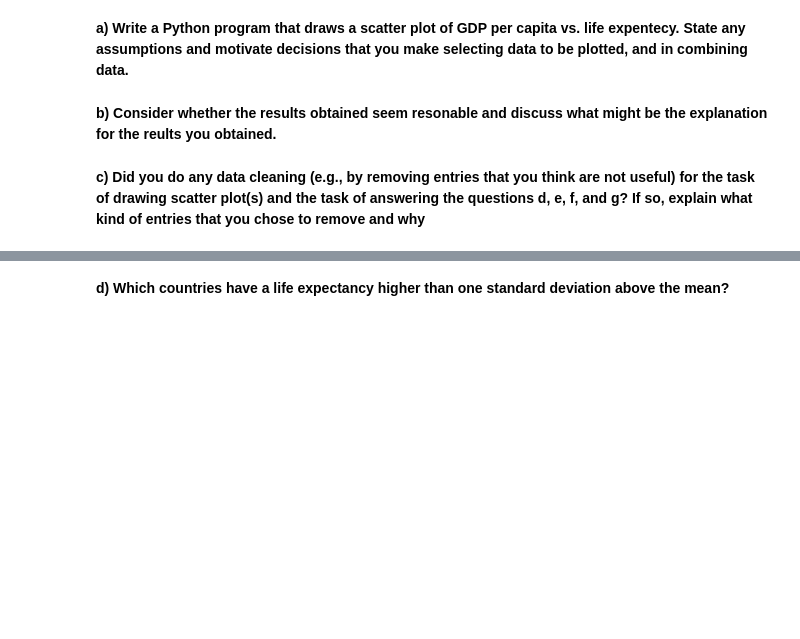
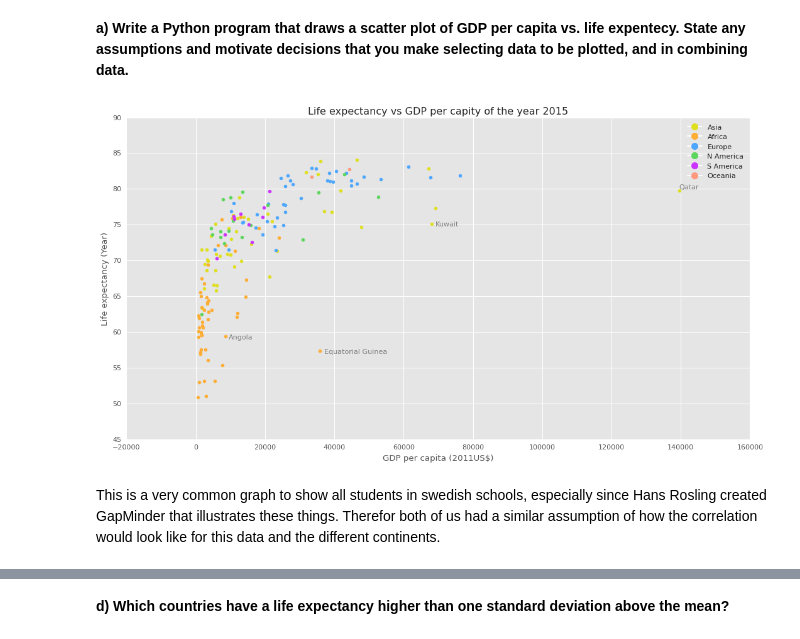
Before and after one commit to captainbalbin/dat405, a Jupyter notebook: assignments/assignment-1/notebook.ipynb, the cells around one changed output, grey strips where cells are left out. Saved outputs shown, nothing was run; the diff lists cells and outputs as text; code cells hidden in the pictures; blank space fills up the shorter version.

```diff
--- a/assignments/assignment-1/notebook.ipynb
+++ b/assignments/assignment-1/notebook.ipynb
@@ -7,8 +11,73 @@ ___
 # %% [markdown]
 **a) Write a Python program that draws a scatter plot of GDP per capita vs. life expentecy.
 State any assumptions and motivate decisions that you make selecting data to be plotted, and in combining data.**
-# %% [markdown]
-**b) Consider whether the results obtained seem resonable and discuss what might be the explanation for the reults you obtained.**
-# %% [markdown]
-**c) Did you do any data cleaning (e.g., by removing entries that you think are not useful) for the task of drawing scatter plot(s) and the task of answering the questions d, e, f, and g?
- If so, explain what kind of entries that you chose to remove and why**
+# %%
+import pandas as pd
+import matplotlib.pyplot as plt
+import matplotlib.patches as mpatches
+from matplotlib.lines import Line2D
+import numpy as np
+
+yellow1='#dfdf20'
+orange1='#ffad33'
+blue1  ='#4da6ff'
+green1 ='#5cd65c'
+purple1='#cc33ff'
+red1   ='#ff9980'
+plt.figure(figsize=(16, 8))
+
+df = pd.read_csv("life-expectancy-vs-gdp-per-capita.csv")
+
+
+# only look at countries, remove continents data
+#dftest = df[df['Code'].notna()] # one way to do it
+df0 = df[pd.notnull(df['Code'])] # official panda way to do it
+
+# select less data - only from 2015
+df1 = df0.loc[df0['Year'].isin(['2015'])]
+
+# split df
+dfC1 = df1.loc[df1['Continent'].isin(['Asia'])]
+dfC2 = df1.loc[df1['Continent'].isin(['Africa'])]
+dfC3 = df1.loc[df1['Continent'].isin(['Europe'])]
+dfC4 = df1.loc[df1['Continent'].isin(['North America'])]
+dfC5 = df1.loc[df1['Continent'].isin(['South America'])]
+dfC6 = df1.loc[df1['Continent'].isin(['Oceania'])]
+
+plt.scatter(dfC1['GDP per capita'],dfC1['Life expectancy'],color=yellow1)
+plt.scatter(dfC2['GDP per capita'],dfC2['Life expectancy'],color=orange1)
+plt.scatter(dfC3['GDP per capita'],dfC3['Life expectancy'],color=blue1)
+plt.scatter(dfC4['GDP per capita'],dfC4['Life expectancy'],color=green1)
+plt.scatter(dfC5['GDP per capita'],dfC5['Life expectancy'],color=purple1)
+plt.scatter(dfC6['GDP per capita'],dfC6['Life expectancy'],color=red1)
+
+#legend
+l1 = Line2D([0],[0], marker='o', color='w', label='Asia', markerfacecolor=yellow1, markersize=10)
+l2 = Line2D([0],[0], marker='o', color='w', label='Africa', markerfacecolor=orange1, markersize=10)
+l3 = Line2D([0],[0], marker='o', color='w', label='Europe', markerfacecolor=blue1, markersize=10)
+l4 = Line2D([0],[0], marker='o', color='w', label='N America', markerfacecolor=green1, markersize=10)
+l5 = Line2D([0],[0], marker='o', color='w', label='S America', markerfacecolor=purple1, markersize=10)
+l6 = Line2D([0],[0], marker='o', color='w', label='Oceania', markerfacecolor=red1, markersize=10)
+plt.legend(handles=[l1,l2,l3,l4,l5,l6])
+
+
+#plt.figure(figsize=(20,10))
+plt.ylabel('Life expectancy (Year)')
+plt.xlabel('GDP per capita (2011US$)')
+plt.title('Life expectancy vs GDP per capity of the year 2015')
+
+
+#labels
+style11 = dict(size=10, color='gray')
+plt.text(139538, 80, "Qatar", **style11)
+plt.text(9500, 59, "Angola", **style11)
+plt.text(36986, 57, "Equatorial Guinea", **style11)
+plt.text(69200, 74.8, "Kuwait", **style11)
+
+plt.show()
+# %% [output]
+[figure, added]
+# %% [markdown]
+This is a very common graph to show all students in swedish schools,
+especially since Hans Rosling created GapMinder that illustrates these things.
+Therefor both of us had a similar assumption of how the correlation would look like for this data and the different continents.
```
Also changed, not shown: parts of 21 cells of this notebook, 17 other files.
